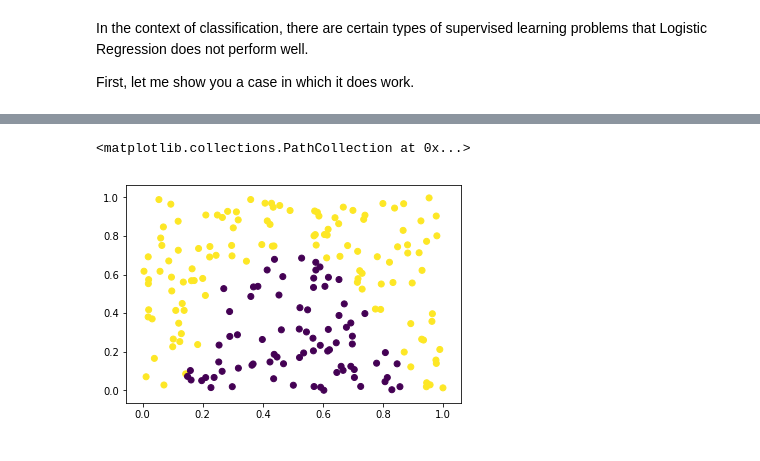
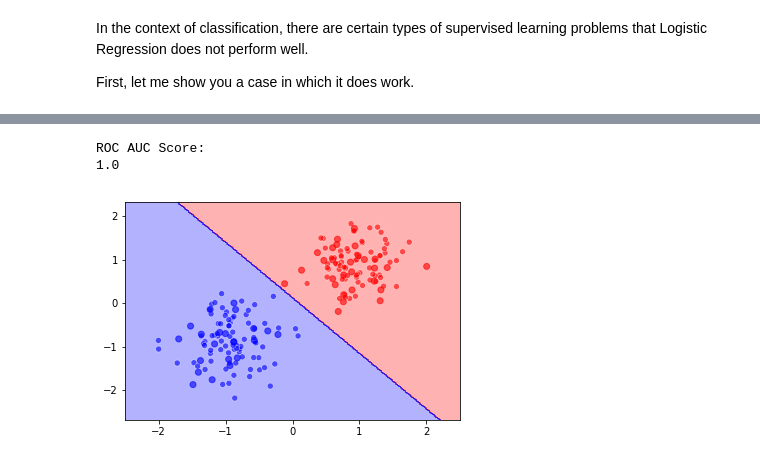
Before and after one commit to LDSSA/bootcamp, a Jupyter notebook: units/SLU14_Algorithms/Learning notebook - SLU14 (Algorithms).ipynb, the cells around one changed output, grey strips where cells are left out. Drawn from its saved outputs; the diff is of its cells as text; code cells hidden in the pictures.

```diff
--- a/units/SLU14_Algorithms/Learning notebook - SLU14 (Algorithms).ipynb
+++ b/units/SLU14_Algorithms/Learning notebook - SLU14 (Algorithms).ipynb
@@ -20,10 +22,25 @@ from sklearn.metrics.pairwise import paired_distances
 from sklearn.datasets import make_moons, make_circles, make_blobs, make_checkerboard
 from sklearn.linear_model import LogisticRegression
 from sklearn.neighbors import KNeighborsClassifier
+from sklearn.naive_bayes import GaussianNB
 from sklearn.tree import DecisionTreeClassifier
-from sklearn.ensemble import RandomForestClassifier, GradientBoostingClassifier
-from sklearn.neural_network import MLPClassifier
+from sklearn.ensemble import RandomForestClassifier
 
 import matplotlib.pyplot as plt
 from matplotlib.colors import ListedColormap
+
+from utils import classifier_decision_graph, classifier_decision_graphs
 %matplotlib inline
+
+df = pd.read_csv('data/parabola_data')
+X_parabola = df.drop('label', axis=1)
+y_parabola = df['label']
+X_blobs, y_blobs = make_blobs(n_samples=200, n_features=2, centers=2, cluster_std=1, random_state=3)
+X_circles, y_circles = make_circles(n_samples=300, noise=0.1, factor=0.4, random_state=0)
+X_moons, y_moons= make_moons(n_samples=300, noise=0.1, random_state=0)
+
+ds = [[X_blobs, y_blobs],
+      [X_parabola, y_parabola],
+      [X_circles, y_circles],
+      [X_moons, y_moons]
+     ]
@@ -214,5 +52,0 @@ df = pd.read_csv('data/parabola_data')
-# %%
-plt.scatter(df['var_1'], df['var_2'], c=df['label'])
-# %% [output]
-<matplotlib.collections.PathCollection at 0x...>
-[figure, removed]
@@ -265,0 +53,8 @@ for row in df.iterrows():
+# %%
+clf = LogisticRegression(random_state=0)
+
+classifier_decision_graph(clf, X_blobs, y_blobs)
+# %% [output]
+ROC AUC Score:
+1.0
+[figure, added]
```
Also changed, not shown: parts of 31 cells of this notebook, 10 other files.
